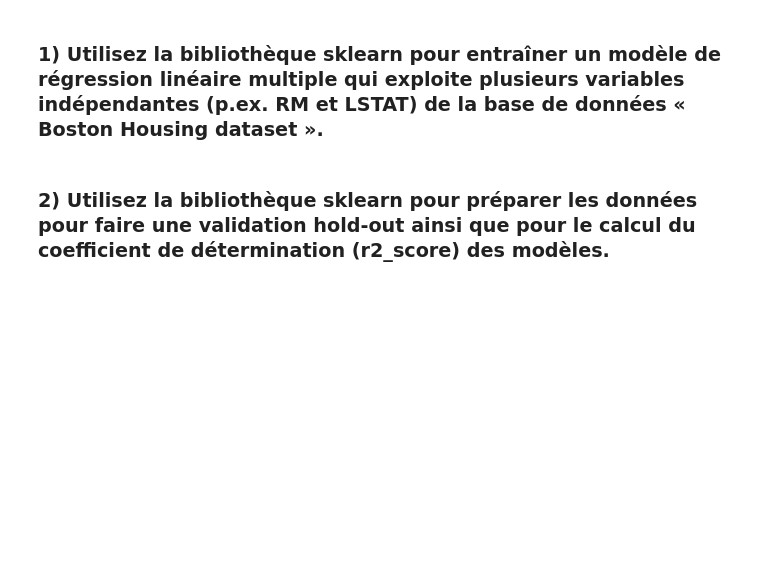
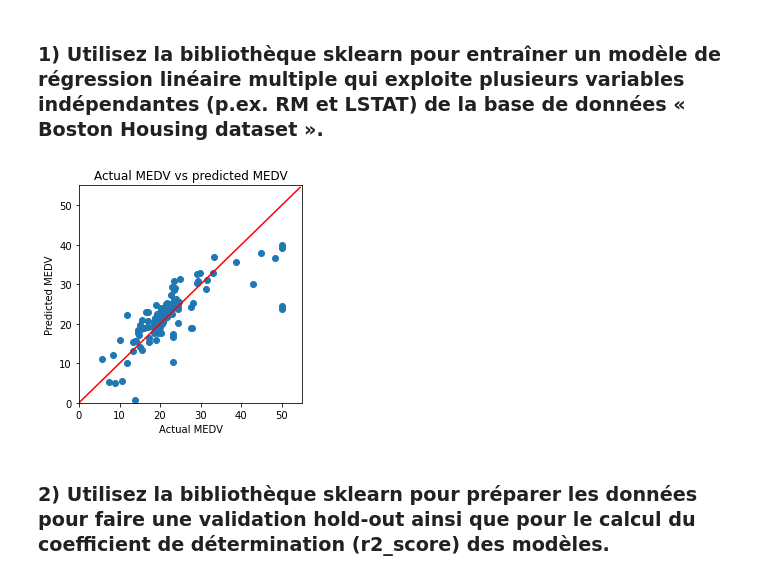
Before and after one commit to Leandro4002/ISD_TP5, a Jupyter notebook: notebook.ipynb, the cells around one changed output. Drawn from its saved outputs; the diff is of its cells as text; code cells hidden in the pictures; blank space fills up the shorter version.

Commit message:
Commencement sklearn

```diff
--- a/notebook.ipynb
+++ b/notebook.ipynb
@@ -290,6 +294,40 @@ Pour prédire au mieux la valeur de MEDV, nous avons utilisé une régression li
 # 2. Régression linéaire multiple
 # %% [markdown]
 ### 1) Utilisez la bibliothèque sklearn pour entraîner un modèle de régression linéaire multiple qui exploite plusieurs variables indépendantes (p.ex. RM et LSTAT) de la base de données « Boston Housing dataset ».
+# %%
+# Taken and adapted from
+# https://towardsdatascience.com/linear-regression-in-python-with-scikit-learn-12f1e60e0a9f
+
+from sklearn.linear_model import LinearRegression
+from sklearn.model_selection import train_test_split
+
+X = boston_df.drop('MEDV', axis=1)
+Y = boston_df['MEDV']
+
+X_train, X_test, Y_train, Y_test = train_test_split(X, Y, test_size = 0.2, random_state = 0)
+
+lm = LinearRegression()
+lm.fit(X_train, Y_train)
+
+Y_pred = lm.predict(X_test)
+
+# Make plot squared
+plt.figure(figsize=(4, 4))
+plt.xlim(0, 55)
+plt.ylim(0, 55)
+
+# Draw perfect prediction line
+x = np.arange(0, 55, 0.5)
+plt.plot(x, x, 'r')
+
+# Scatter actual vs predicted
+plt.scatter(Y_test, Y_pred)
+plt.xlabel("Actual MEDV")
+plt.ylabel("Predicted MEDV")
+plt.title("Actual MEDV vs predicted MEDV")
+plt.show()
+# %% [output]
+[figure, added]
 # %% [markdown]
 ### 2) Utilisez la bibliothèque sklearn pour préparer les données pour faire une validation hold-out ainsi que pour le calcul du coefficient de détermination (r2_score) des modèles.
 # %% [markdown]
```
Also changed, not shown: parts of 3 cells of this notebook.
